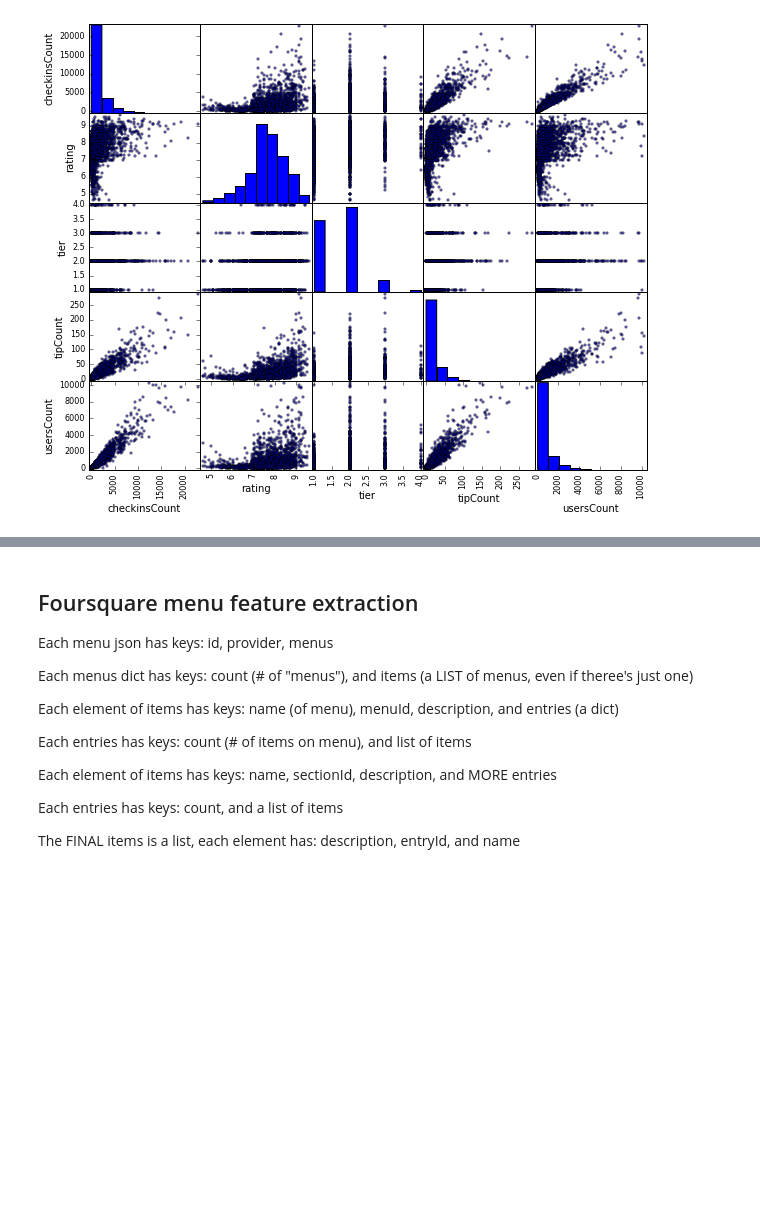
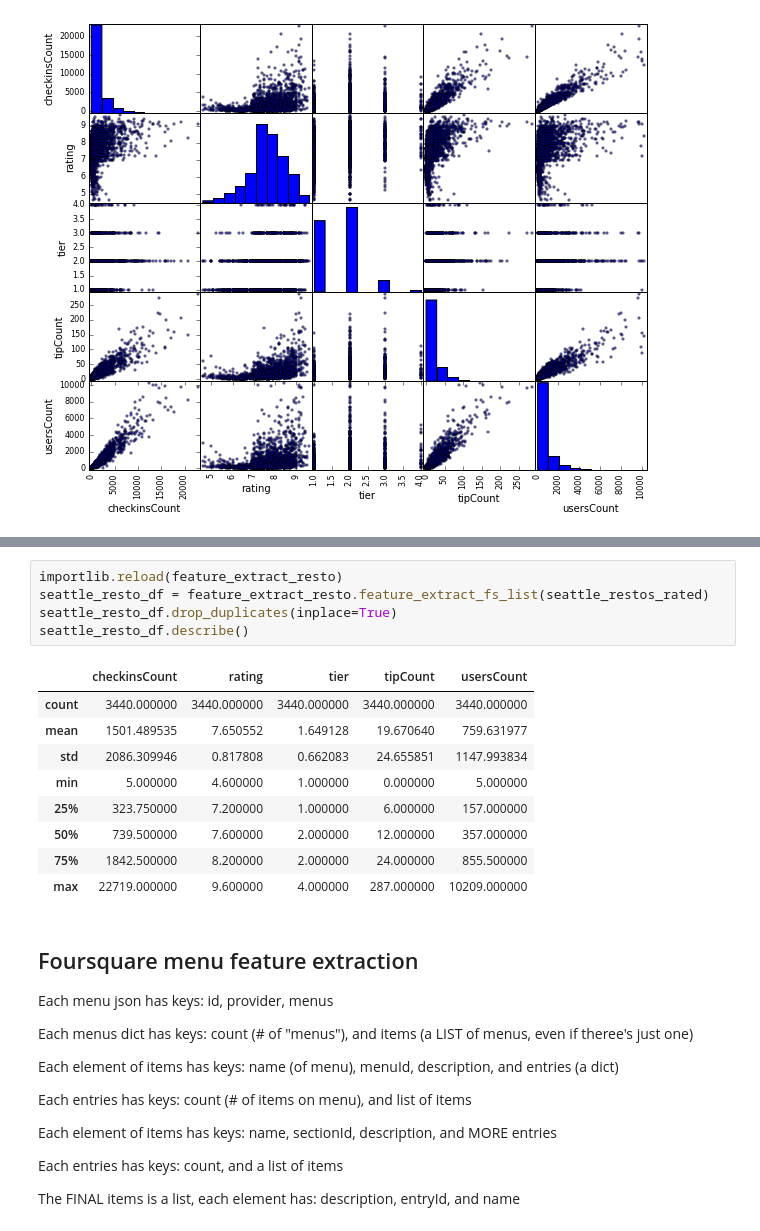
Before and after one commit to map222/Kibbeh, a Jupyter notebook: notebooks/ML working notebook.ipynb, the cells around one changed output, grey strips where cells are left out. Cells and saved outputs as stored; diff of their text form; blank space fills up the shorter version.

```diff
--- a/notebooks/ML working notebook.ipynb
+++ b/notebooks/ML working notebook.ipynb
@@ -106,3 +140,18 @@ pd.scatter_matrix(fs_resto_df, ax=fs_ax);
+# %%
+importlib.reload(feature_extract_resto)
+seattle_resto_df = feature_extract_resto.feature_extract_fs_list(seattle_restos_rated)
+seattle_resto_df.drop_duplicates(inplace=True)
+seattle_resto_df.describe()
+# %% [output]
+|  | checkinsCount | rating | tier | tipCount | usersCount |
+| count | 3440.000000 | 3440.000000 | 3440.000000 | 3440.000000 | 3440.000000 |
+| mean | 1501.489535 | 7.650552 | 1.649128 | 19.670640 | 759.631977 |
+| std | 2086.309946 | 0.817808 | 0.662083 | 24.655851 | 1147.993834 |
+| min | 5.000000 | 4.600000 | 1.000000 | 0.000000 | 5.000000 |
+| 25% | 323.750000 | 7.200000 | 1.000000 | 6.000000 | 157.000000 |
+| 50% | 739.500000 | 7.600000 | 2.000000 | 12.000000 | 357.000000 |
+| 75% | 1842.500000 | 8.200000 | 2.000000 | 24.000000 | 855.500000 |
+| max | 22719.000000 | 9.600000 | 4.000000 | 287.000000 | 10209.000000 |
 # %% [markdown]
 ## Foursquare menu feature extraction
 Each menu json has keys: id, provider, menus
```
Also changed, not shown: parts of 50 cells of this notebook, 18 other files.
